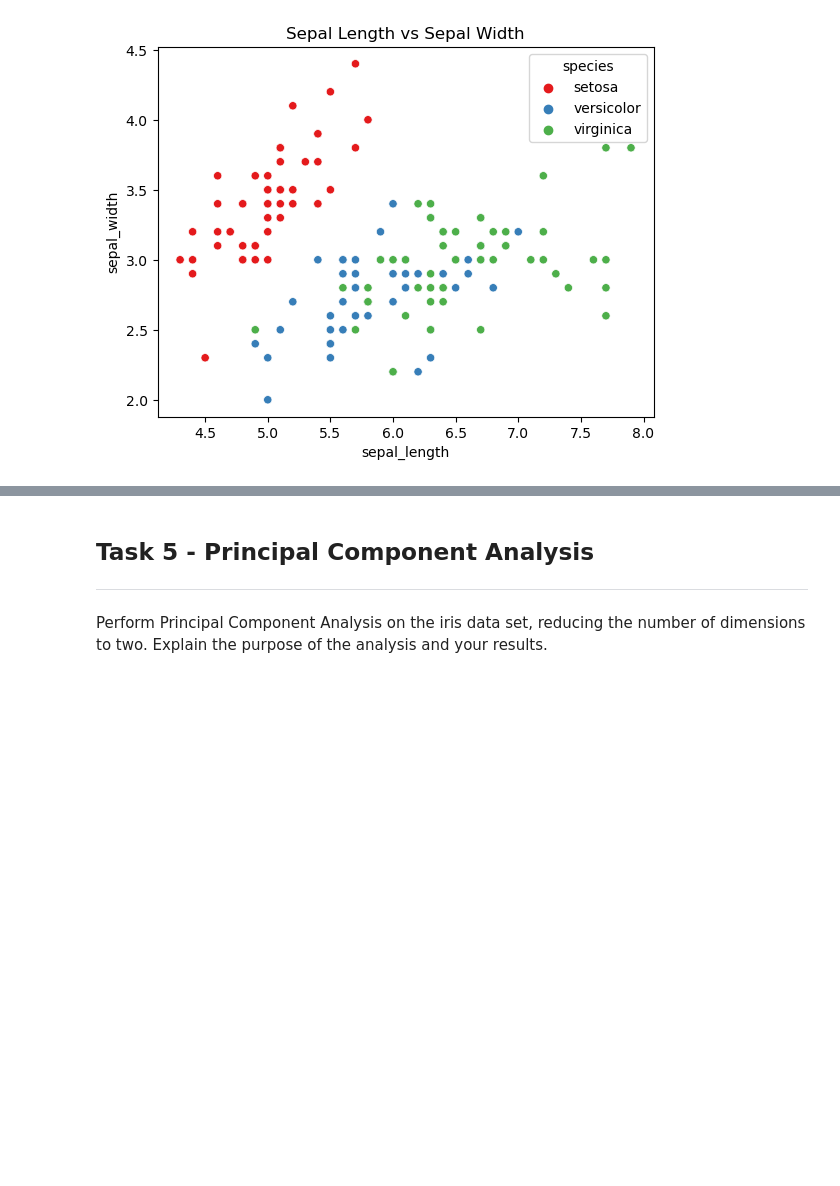
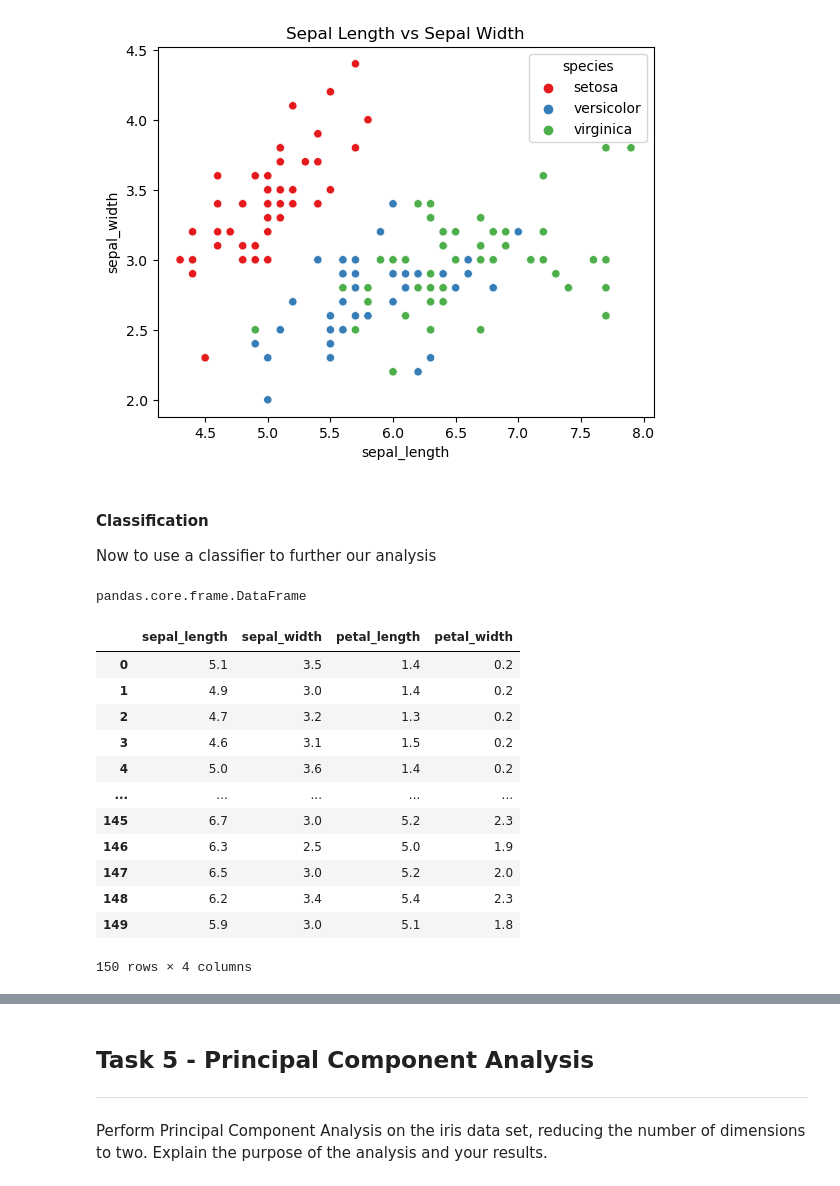
Before and after one commit to SaydsC/Machine-Learning-and-Statistics-Project_2023, a Jupyter notebook: tasks.ipynb, the cells around one changed output, grey strips where cells are left out. Cells and saved outputs as stored; diff of their text form; code cells hidden in the pictures; blank space fills up the shorter version.

```diff
--- a/tasks.ipynb
+++ b/tasks.ipynb
@@ -440,3 +440,37 @@ plt.show()
 #Again whilst not as clustered we can see the setosa is arranged out on it's own in respect of the sepal attributes.
 # %% [output]
 [figure]
+# %% [markdown]
+#### Classification
+Now to use a classifier to further our analysis
+# %%
+# Machine Learning.
+import sklearn as sk
+from sklearn.neighbors import KNeighborsClassifier
+
+# Create a new instance of a classifier.
+clf = sk.neighbors.KNeighborsClassifier()
+
+type(iris)
+# %% [output]
+pandas.core.frame.DataFrame
+# %%
+# The X values.
+X = iris[['sepal_length', 'sepal_width', 'petal_length', 'petal_width']]
+
+# Show.
+X
+# %% [output]
+|  | sepal_length | sepal_width | petal_length | petal_width |
+| 0 | 5.1 | 3.5 | 1.4 | 0.2 |
+| 1 | 4.9 | 3.0 | 1.4 | 0.2 |
+| 2 | 4.7 | 3.2 | 1.3 | 0.2 |
+| 3 | 4.6 | 3.1 | 1.5 | 0.2 |
+| 4 | 5.0 | 3.6 | 1.4 | 0.2 |
+| ... | ... | ... | ... | ... |
+| 145 | 6.7 | 3.0 | 5.2 | 2.3 |
+| 146 | 6.3 | 2.5 | 5.0 | 1.9 |
+| 147 | 6.5 | 3.0 | 5.2 | 2.0 |
+| 148 | 6.2 | 3.4 | 5.4 | 2.3 |
+| 149 | 5.9 | 3.0 | 5.1 | 1.8 |
+150 rows × 4 columns
```
Also changed, not shown: parts of 20 cells of this notebook.
